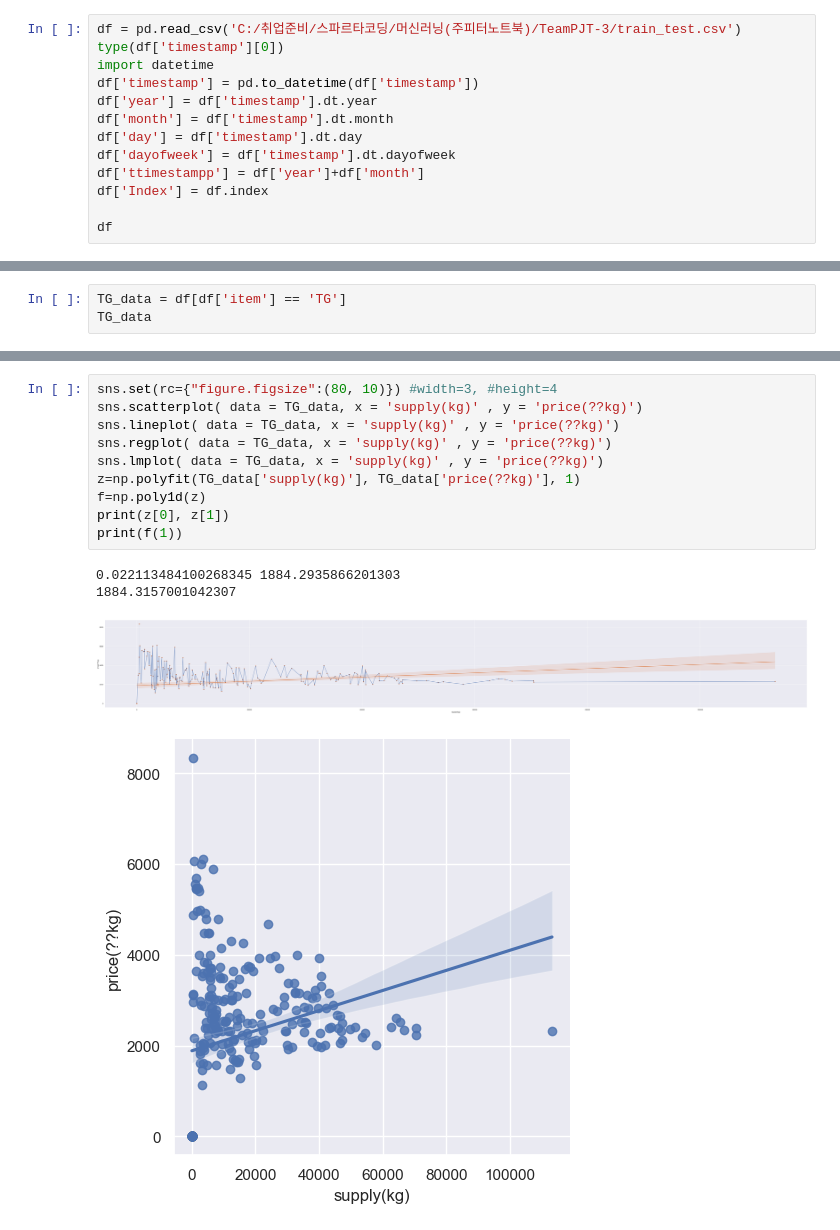
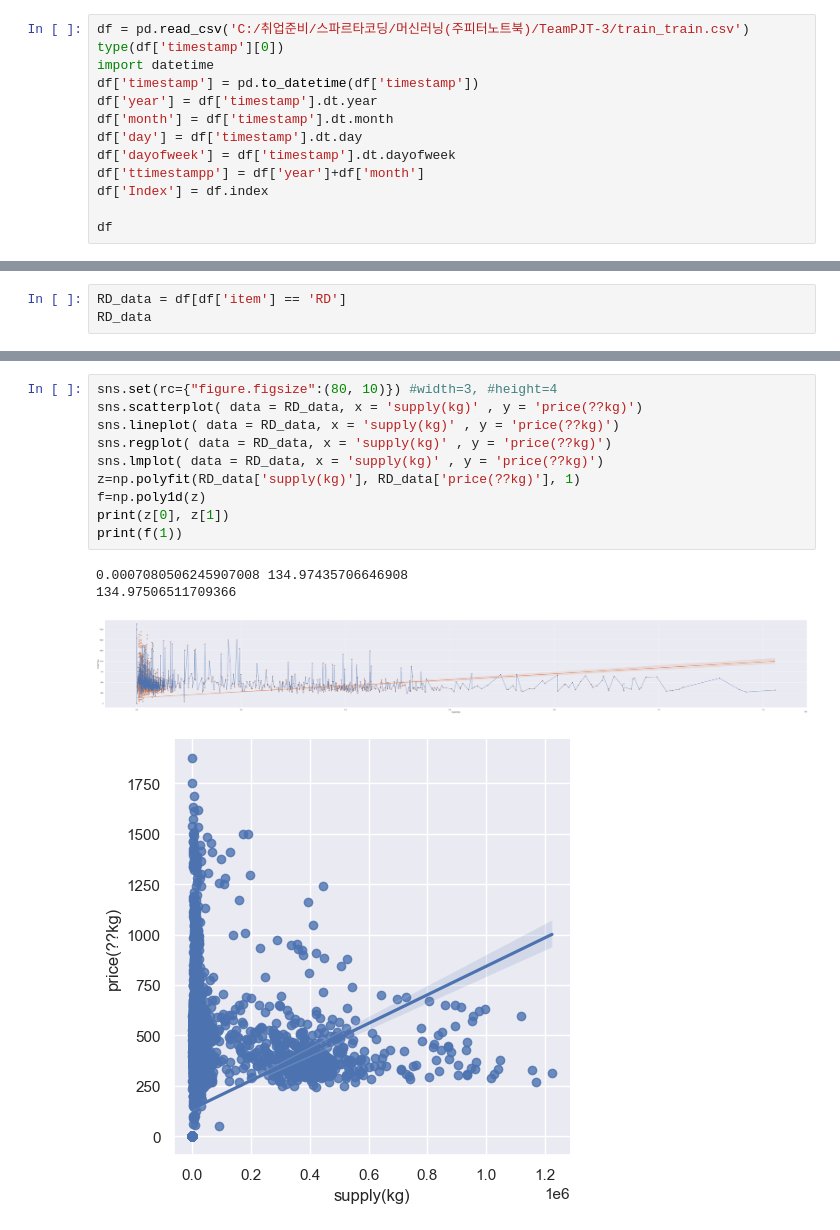
Before and after one commit to JeongSeongHun054/B10_deepening_Project, a Jupyter notebook: 염종석/YJSRD-3.ipynb, the cells around one changed output, grey strips where cells are left out. Drawn from its saved outputs; the diff is of its cells as text.

```diff
--- a/염종석/YJSRD-3.ipynb
+++ b/염종석/YJSRD-3.ipynb
@@ -8,5 +16,5 @@ from sklearn.metrics import mean_squared_error, mean_absolute_error, r2_score, r
 # %%
-df = pd.read_csv('C:/취업준비/스파르타코딩/머신러닝(주피터노트북)/TeamPJT-3/train_test.csv')
+df = pd.read_csv('C:/취업준비/스파르타코딩/머신러닝(주피터노트북)/TeamPJT-3/train_train.csv')
 type(df['timestamp'][0])
 import datetime
 df['timestamp'] = pd.to_datetime(df['timestamp'])
@@ -35,5 +43,5 @@ df
 # %%
-TG_data = df[df['item'] == 'TG']
-TG_data
+RD_data = df[df['item'] == 'RD']
+RD_data
 # %% [output]
 |  | ID | timestamp | item | corporation | location | supply(kg) | price(??kg) | year | month | ... |
@@ -61,18 +69,18 @@ sns.lineplot( data = TG_data, x = 'supply(kg)' , y = 'price(??kg)')
 # %%
 sns.set(rc={"figure.figsize":(80, 10)}) #width=3, #height=4
-sns.scatterplot( data = TG_data, x = 'supply(kg)' , y = 'price(??kg)')
-sns.lineplot( data = TG_data, x = 'supply(kg)' , y = 'price(??kg)')
-sns.regplot( data = TG_data, x = 'supply(kg)' , y = 'price(??kg)')
-sns.lmplot( data = TG_data, x = 'supply(kg)' , y = 'price(??kg)')
-z=np.polyfit(TG_data['supply(kg)'], TG_data['price(??kg)'], 1)
+sns.scatterplot( data = RD_data, x = 'supply(kg)' , y = 'price(??kg)')
+sns.lineplot( data = RD_data, x = 'supply(kg)' , y = 'price(??kg)')
+sns.regplot( data = RD_data, x = 'supply(kg)' , y = 'price(??kg)')
+sns.lmplot( data = RD_data, x = 'supply(kg)' , y = 'price(??kg)')
+z=np.polyfit(RD_data['supply(kg)'], RD_data['price(??kg)'], 1)
 f=np.poly1d(z)
 print(z[0], z[1])
 print(f(1))
 # %% [output]
-0.022113484100268345 1884.2935866201303
-1884.3157001042307
+0.0007080506245907008 134.97435706646908
+134.97506511709366
-[figure, old version]
+[figure, new version]
-[figure, old version]
+[figure, new version]
 # %%
 from sklearn.linear_model import LinearRegression
 model_lr = LinearRegression()
```
Also changed, not shown: parts of 11 cells of this notebook, 3 other files.
